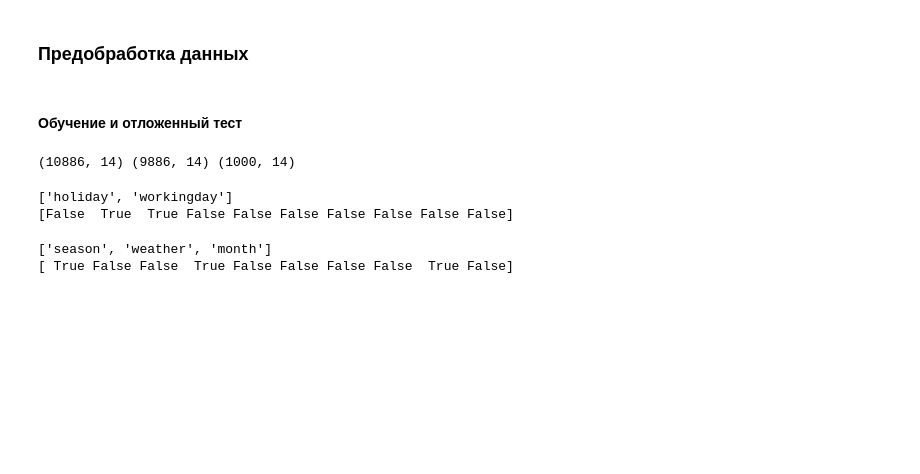
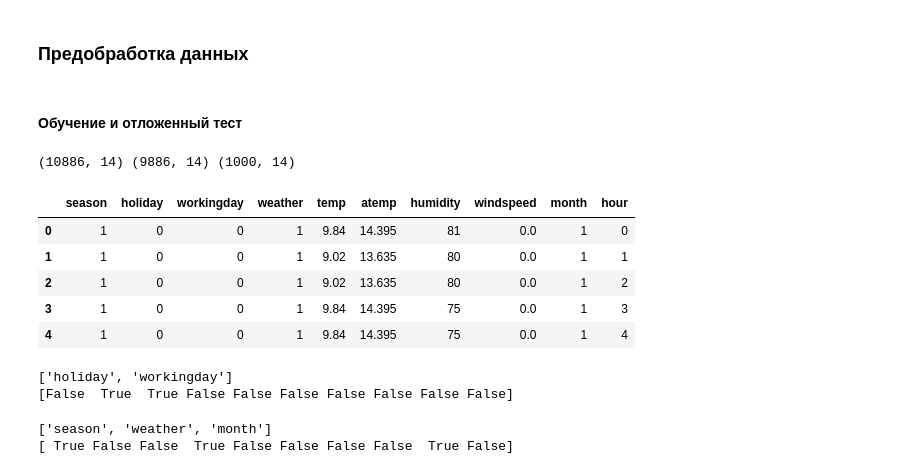
Before and after one commit to EgorKurito/Coursera-Homework, a Jupyter notebook: Course #2 -Markup Training/notebook/#3-sklearn.case_part2.ipynb, the cells around one changed output. Saved outputs shown, nothing was run; the diff lists cells and outputs as text; code cells hidden in the pictures; blank space fills up the shorter version.

```diff
--- a/Course #2 -Markup Training/notebook/#3-sklearn.case_part2.ipynb
+++ b/Course #2 -Markup Training/notebook/#3-sklearn.case_part2.ipynb
@@ -55,6 +55,15 @@ print (raw_data.shape, train_data.shape, hold_out_test_data.shape)
 #обучение
 train_labels = train_data['count'].values
 train_data = train_data.drop(['datetime', 'count', 'casual', 'registered'], axis = 1)
+# %%
+train_data.head(5)
+# %% [output]
+|  | season | holiday | workingday | weather | temp | atemp | humidity | windspeed | month | hour |
+| 0 | 1 | 0 | 0 | 1 | 9.84 | 14.395 | 81 | 0.0 | 1 | 0 |
+| 1 | 1 | 0 | 0 | 1 | 9.02 | 13.635 | 80 | 0.0 | 1 | 1 |
+| 2 | 1 | 0 | 0 | 1 | 9.02 | 13.635 | 80 | 0.0 | 1 | 2 |
+| 3 | 1 | 0 | 0 | 1 | 9.84 | 14.395 | 75 | 0.0 | 1 | 3 |
+| 4 | 1 | 0 | 0 | 1 | 9.84 | 14.395 | 75 | 0.0 | 1 | 4 |
 # %%
 #тест
 test_labels = hold_out_test_data['count'].values
```
